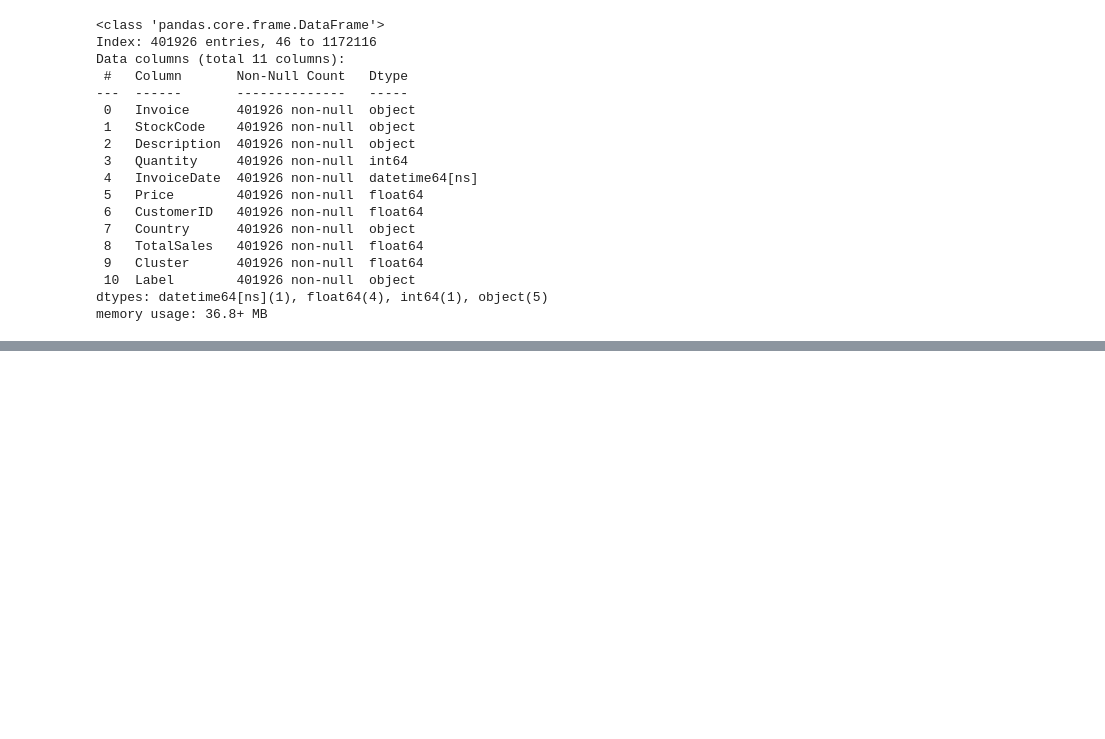
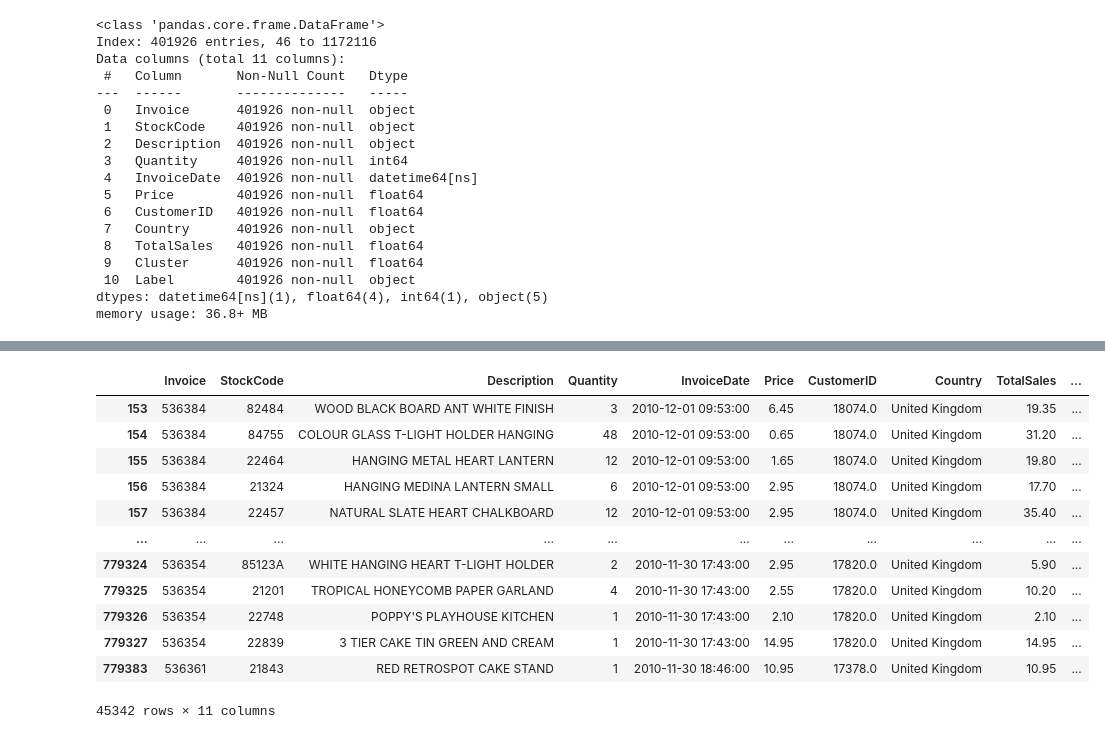
Before and after one commit to ShiftorTheOrca/asah-capstone, a Jupyter notebook: customer_segmentation_capstone.ipynb, the cells around one changed output, grey strips where cells are left out. Cells and saved outputs as stored; diff of their text form; code cells hidden in the pictures; blank space fills up the shorter version.

```diff
--- a/customer_segmentation_capstone.ipynb
+++ b/customer_segmentation_capstone.ipynb
@@ -772,0 +814,16 @@ df_final[df_final['Cluster'] == 0]
+# %%
+df_final[df_final['Cluster'] == 1]
+# %% [output]
+|  | Invoice | StockCode | Description | Quantity | InvoiceDate | Price | CustomerID | Country | TotalSales | ... |
+| 153 | 536384 | 82484 | WOOD BLACK BOARD ANT WHITE FINISH | 3 | 2010-12-01 09:53:00 | 6.45 | 18074.0 | United Kingdom | 19.35 | ... |
+| 154 | 536384 | 84755 | COLOUR GLASS T-LIGHT HOLDER HANGING | 48 | 2010-12-01 09:53:00 | 0.65 | 18074.0 | United Kingdom | 31.20 | ... |
+| 155 | 536384 | 22464 | HANGING METAL HEART LANTERN | 12 | 2010-12-01 09:53:00 | 1.65 | 18074.0 | United Kingdom | 19.80 | ... |
+| 156 | 536384 | 21324 | HANGING MEDINA LANTERN SMALL | 6 | 2010-12-01 09:53:00 | 2.95 | 18074.0 | United Kingdom | 17.70 | ... |
+| 157 | 536384 | 22457 | NATURAL SLATE HEART CHALKBOARD | 12 | 2010-12-01 09:53:00 | 2.95 | 18074.0 | United Kingdom | 35.40 | ... |
+| ... | ... | ... | ... | ... | ... | ... | ... | ... | ... | ... |
+| 779324 | 536354 | 85123A | WHITE HANGING HEART T-LIGHT HOLDER | 2 | 2010-11-30 17:43:00 | 2.95 | 17820.0 | United Kingdom | 5.90 | ... |
+| 779325 | 536354 | 21201 | TROPICAL HONEYCOMB PAPER GARLAND | 4 | 2010-11-30 17:43:00 | 2.55 | 17820.0 | United Kingdom | 10.20 | ... |
+| 779326 | 536354 | 22748 | POPPY'S PLAYHOUSE KITCHEN | 1 | 2010-11-30 17:43:00 | 2.10 | 17820.0 | United Kingdom | 2.10 | ... |
+| 779327 | 536354 | 22839 | 3 TIER CAKE TIN GREEN AND CREAM | 1 | 2010-11-30 17:43:00 | 14.95 | 17820.0 | United Kingdom | 14.95 | ... |
+| 779383 | 536361 | 21843 | RED RETROSPOT CAKE STAND | 1 | 2010-11-30 18:46:00 | 10.95 | 17378.0 | United Kingdom | 10.95 | ... |
+45342 rows × 11 columns
```
Also changed, not shown: parts of 41 cells of this notebook.
